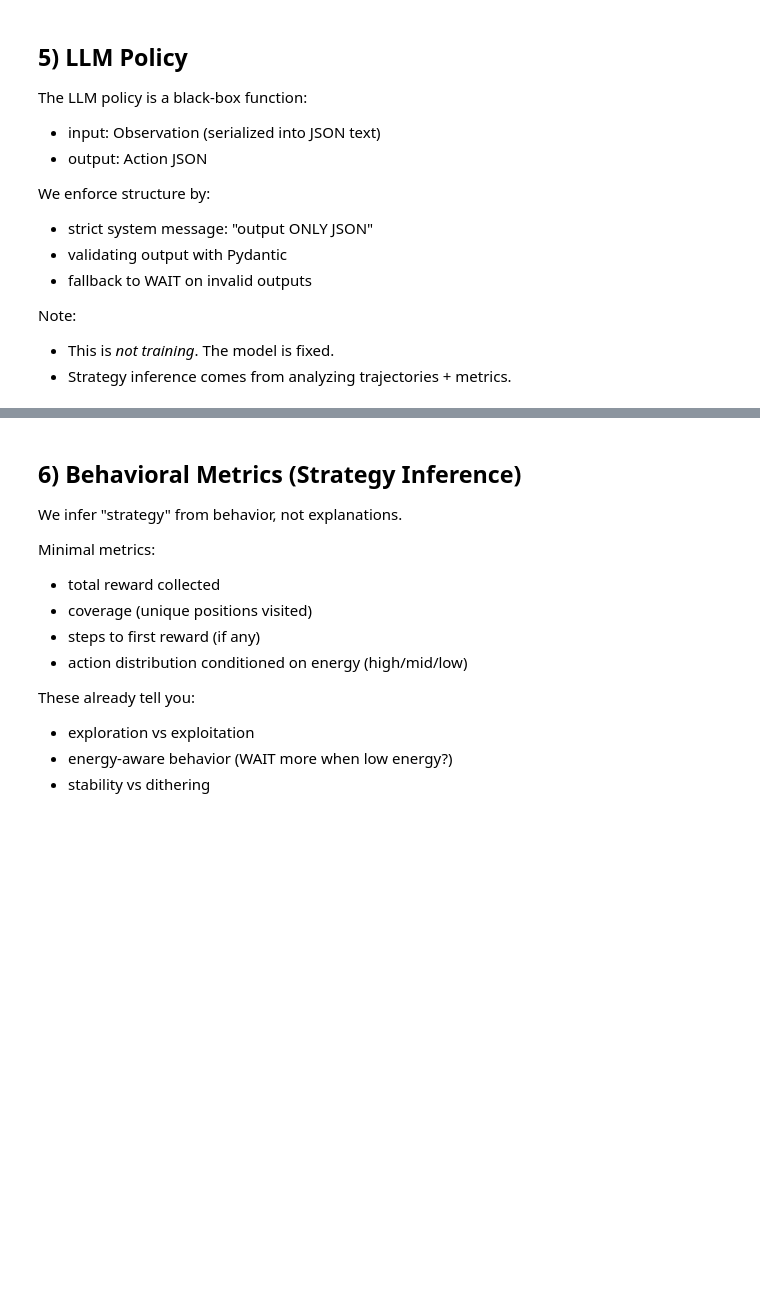
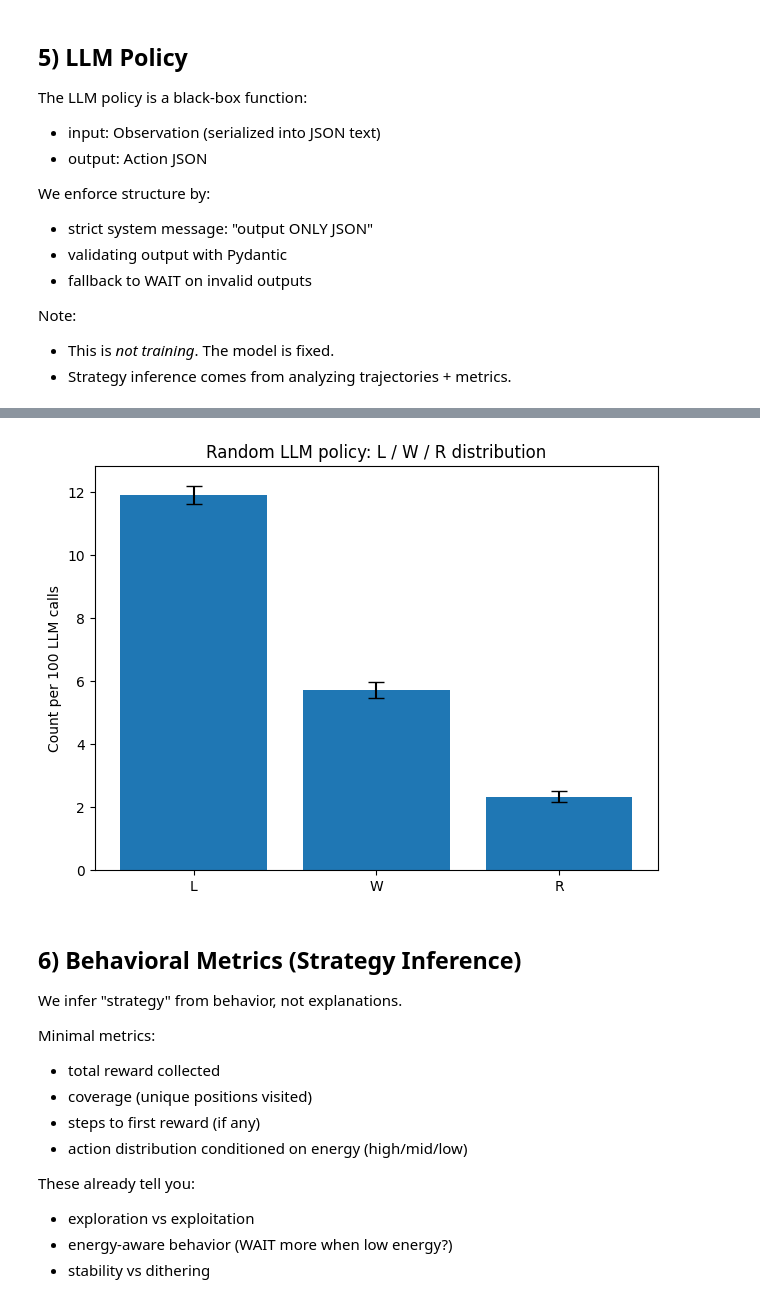
Before and after one commit to ChakreshIITGN/Gen_LLM_coordination, a Jupyter notebook: experiments/test.ipynb, the cells around one changed output, grey strips where cells are left out. Cells and saved outputs as stored; diff of their text form; code cells hidden in the pictures; blank space fills up the shorter version.

```diff
--- a/experiments/test.ipynb
+++ b/experiments/test.ipynb
@@ -46,27 +46,27 @@ We keep all experiment constants in one place:
 - output directory for logs
 # %%
 # ---- World parameters ----
-L = 20                 # ring positions: 0..19
+L = 50                 # ring positions: 0..19
 T = 500                 # max steps
 START_X = 0
-START_ENERGY = 10
+START_ENERGY = 100
 MOVE_COST = 1
 ALPHA = 0.5                 # reward -> energy conversion
-MAX_ENERGY = 50             # hard cap (prevents runaway)
-MAX_STEPS_PER_ACTION = 10   # cap action space (LLM chooses 1..10)
+MAX_ENERGY = 100             # hard cap (prevents runaway)
+MAX_STEPS_PER_ACTION = 4   # cap action space (LLM chooses 1..10)
 MOVE_COST_PER_STEP = 1      # energy cost per step
 
 
 # reward locations: position -> value
-REWARDS_INIT = {2: 5.0, 9: 10.0, 14: 7.0}
+REWARDS_INIT = {2: 5.0, 9: 10.0, 14: 7.0, 22: 12.0, 35: 8.0, 42: 15.0}
 
 # partial observability: rewards visible within VIS_RADIUS ring-distance
-VIS_RADIUS = 3
+VIS_RADIUS = 1
 
 # ---- LLM (Ollama OpenAI-compatible) ----
 OLLAMA_BASE_URL = "http://localhost:11434/v1"
 OLLAMA_MODEL = "mistral"
-TEMPERATURE = 0.2
+TEMPERATURE = 1 # study about temperature effects on coordination
 MAX_TOKENS = 120
 
 # ---- Output ----
@@ -96,8 +96,8 @@ Observation includes:
 Action is minimal:
 - one field: `type` ∈ {LEFT, RIGHT, WAIT}
 # %%
-ActionType = Literal["MOVE", "WAIT"]
-Dir = Literal["LEFT", "RIGHT"]
+ActionType = Literal["M", "W"]
+Dir = Literal["L", "R"]
 
 class Observation(BaseModel):
     t: int
@@ -113,11 +113,11 @@ class Action(BaseModel):
 
     @model_validator(mode="after")
     def _validate_shape(self):
-        if self.type == "WAIT":
+        if self.type == "W":
             return self  # dir/steps can be None
-        # MOVE requires dir and steps
-        if self.dir not in ("LEFT", "RIGHT") or self.steps is None:
-            raise ValueError("MOVE requires dir in {LEFT,RIGHT} and steps >= 1")
+        # M requires dir and steps
+        if self.dir not in ("L", "R") or self.steps is None:
+            raise ValueError("M requires dir in {L,R} and steps >= 1")
         # enforce a hard cap so the LLM can't request huge jumps
         if self.steps > MAX_STEPS_PER_ACTION:
             raise ValueError(f"steps must be <= {MAX_STEPS_PER_ACTION}")
@@ -292,3 +594,20 @@ def llm_policy(obs: Observation) -> Tuple[Action, str]:
+# %%
+import matplotlib.pyplot as plt
+means = counts_all_runs.mean(axis=0)
+stds = counts_all_runs.std(axis=0, ddof=1)
+sems = stds / np.sqrt(N_RUNS)
+labels = ["L", "W", "R"]
+x = np.arange(3)
+
+plt.figure()
+plt.bar(x, means, yerr=sems, capsize=6)
+plt.xticks(x, labels)
+plt.ylabel("Count per 100 LLM calls")
+plt.title("Random LLM policy: L / W / R distribution")
+plt.tight_layout()
+plt.show()
+# %% [output]
+[figure, added]
 # %% [markdown]
 ## 6) Behavioral Metrics (Strategy Inference)
 
```
Also changed, not shown: parts of 16 cells of this notebook, 1 other file.
